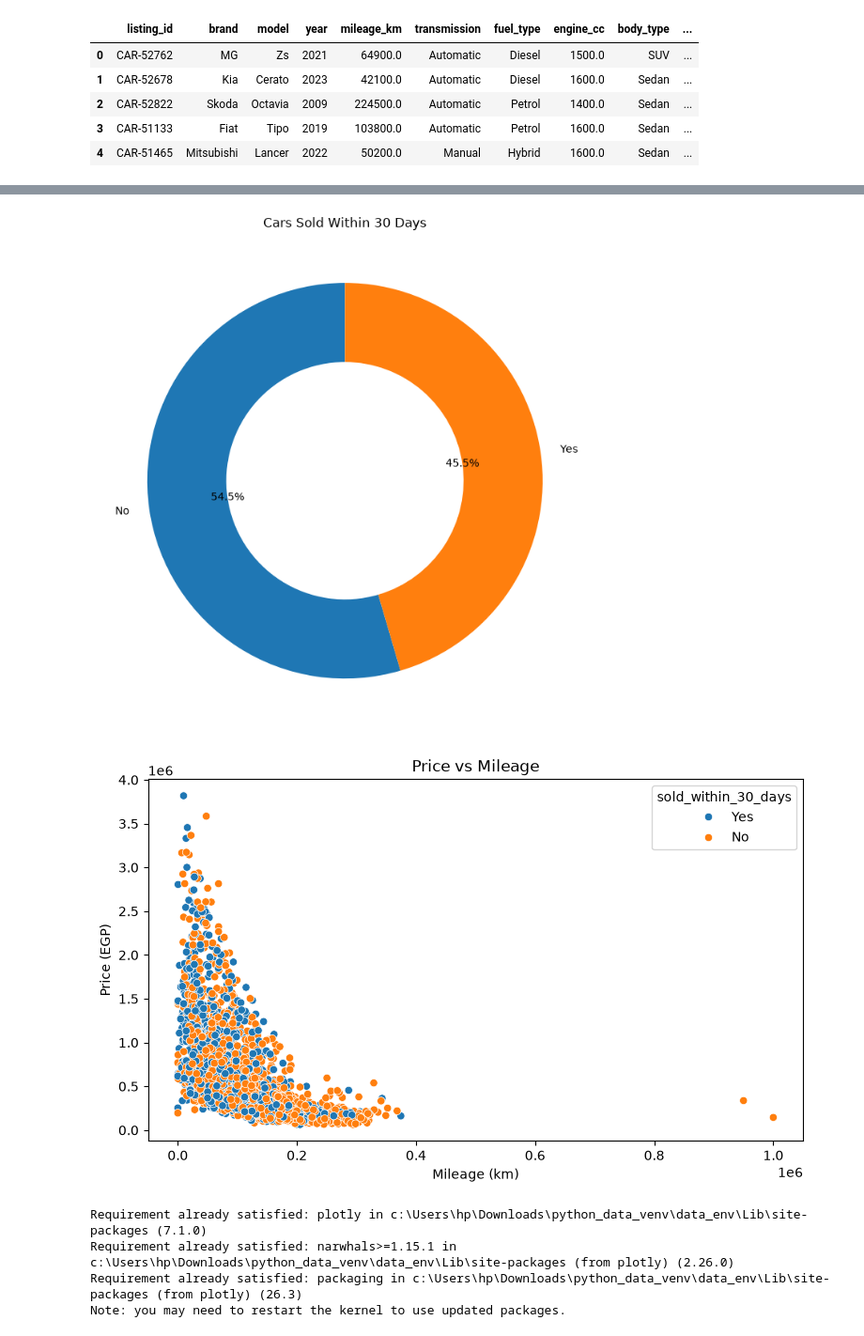
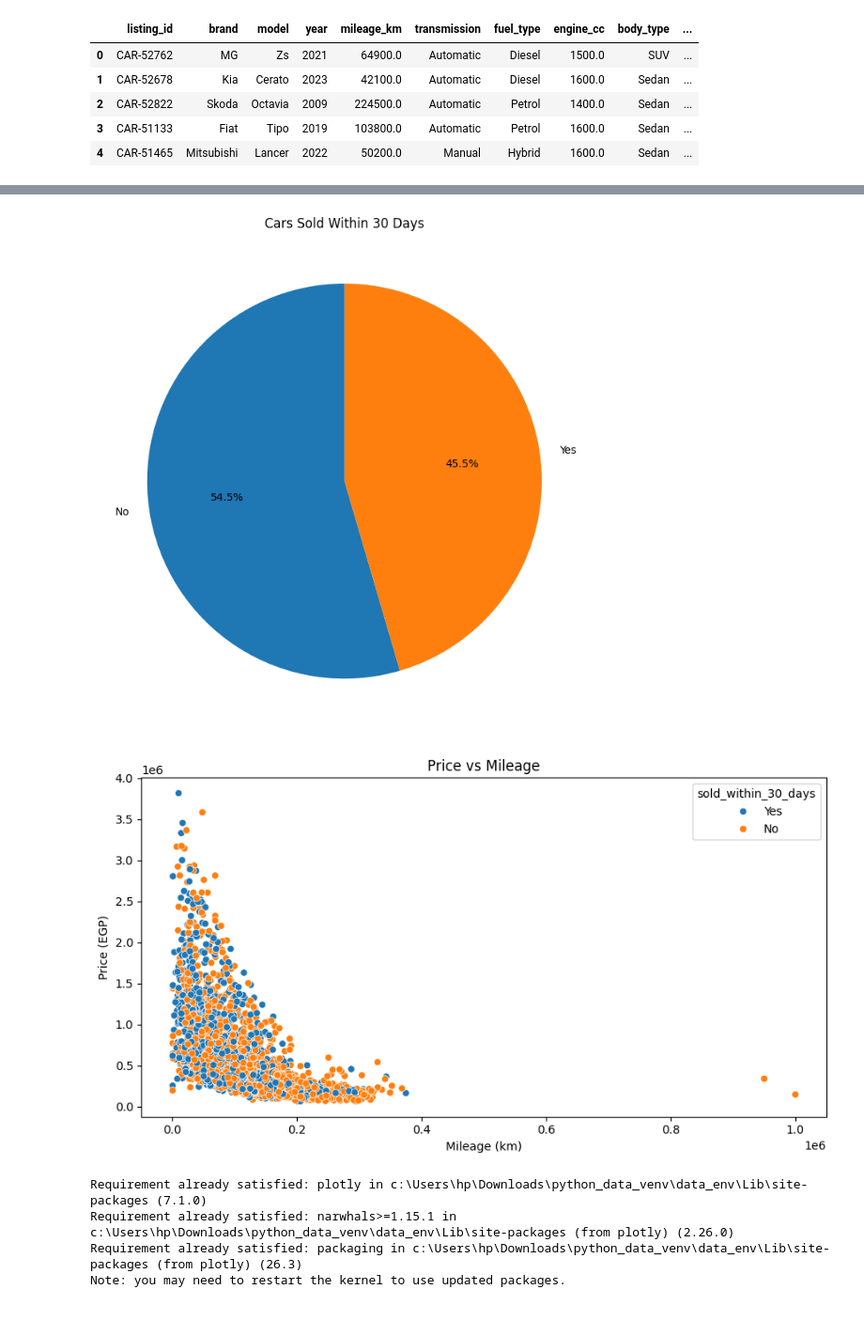
Before and after one commit to SaraElbably-2024/used_car_market_EDA, a Jupyter notebook: charts.ipynb, the cells around one changed output, grey strips where cells are left out. Shown at 94% size. Cells and saved outputs as stored; diff of their text form; code cells hidden in the pictures.

```diff
--- a/charts.ipynb
+++ b/charts.ipynb
@@ -44,34 +54,39 @@ plt.show()
 # %%
 
 sales_counts = df["sold_within_30_days"].value_counts().dropna()
+
 plt.figure(figsize=(7, 7))
+
 plt.pie(
     sales_counts.values,
     labels=sales_counts.index,
     autopct="%1.1f%%",
-    startangle=90,
-    wedgeprops={"width": 0.4}
+    startangle=90
 )
+
 plt.title("Cars Sold Within 30 Days")
 plt.tight_layout()
 plt.show()
 # %% [output]
-[figure, old version]
+[figure, new version]
 # %%
 
 plt.figure(figsize=(9, 5))
+
 sns.scatterplot(
     data=df,
     x="mileage_km",
     y="price_egp",
     hue="sold_within_30_days"
 )
+
 plt.title("Price vs Mileage")
 plt.xlabel("Mileage (km)")
 plt.ylabel("Price (EGP)")
+plt.tight_layout()
 plt.show()
 # %% [output]
-[figure, old version]
+[figure, new version]
 # %%
 
 %pip install plotly
```
Also changed, not shown: parts of 3 cells of this notebook.
